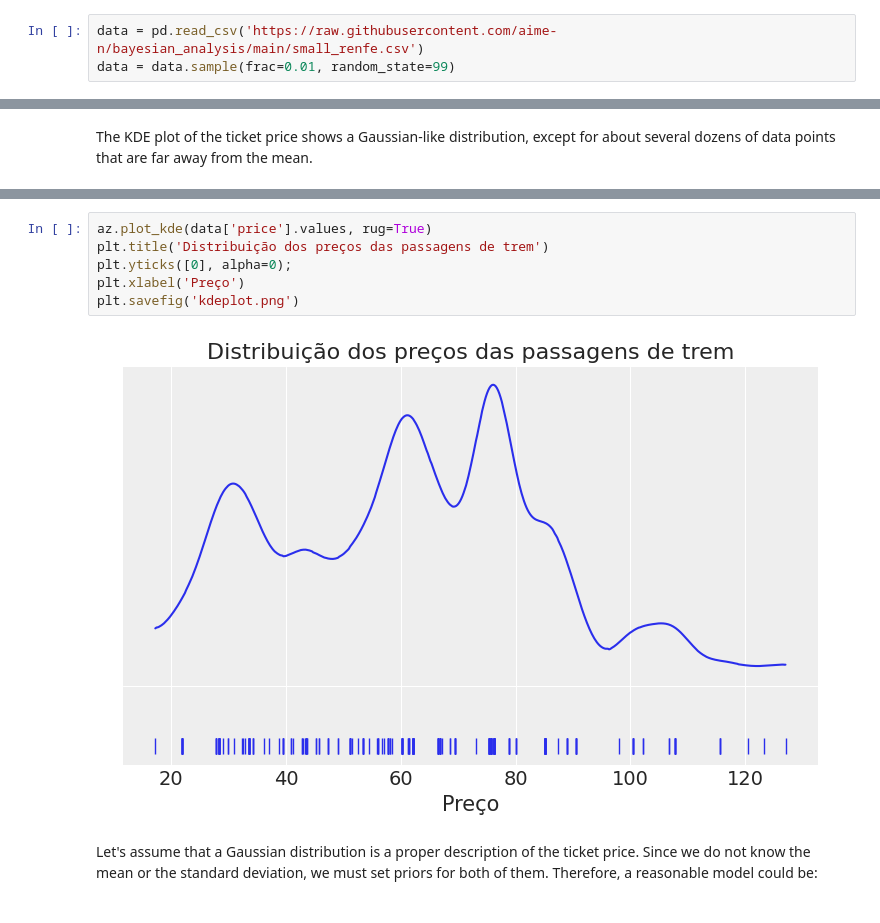
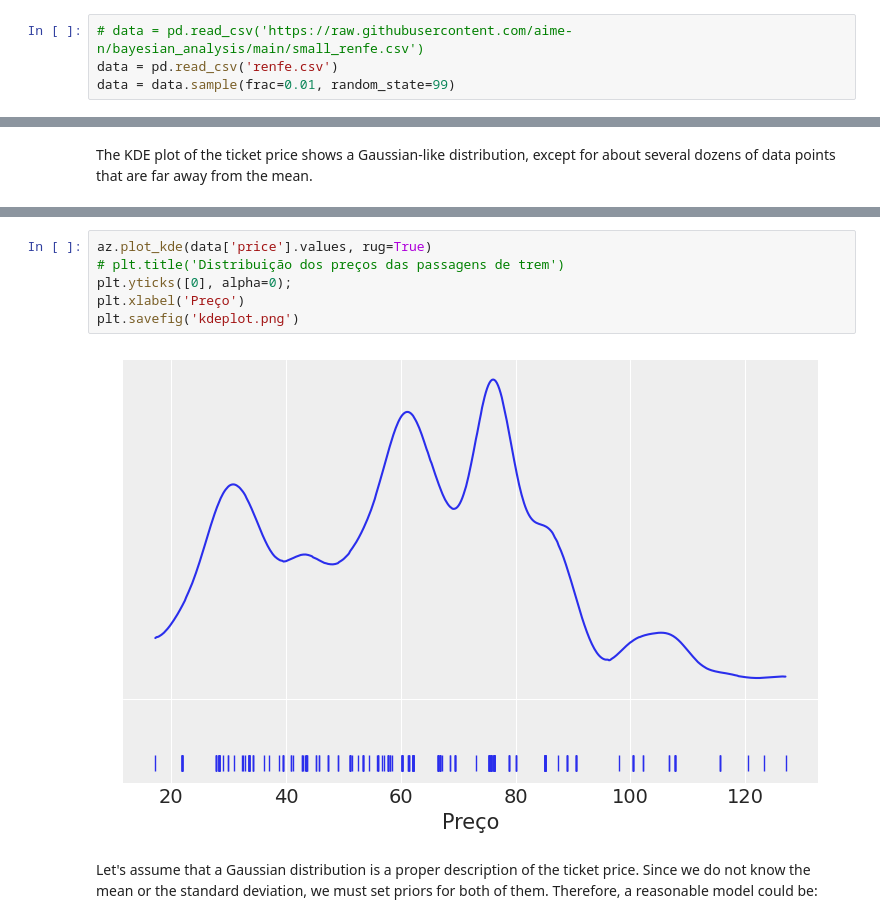
Before and after one commit to aime-n/bayesian_analysis, a Jupyter notebook: Bayesian_Statistics.ipynb, the cells around one changed output, grey strips where cells are left out. Saved outputs shown, nothing was run; the diff lists cells and outputs as text.

```diff
--- a/Bayesian_Statistics.ipynb
+++ b/Bayesian_Statistics.ipynb
@@ -35,5 +35,6 @@ Running on PyMC3 v3.11.4
 # print('sklearn', sk.__version__)
 # print('numpy', np.__version__)
 # %%
-data = pd.read_csv('https://raw.githubusercontent.com/aime-n/bayesian_analysis/main/small_renfe.csv')
+# data = pd.read_csv('https://raw.githubusercontent.com/aime-n/bayesian_analysis/main/small_renfe.csv')
+data = pd.read_csv('renfe.csv')
 data = data.sample(frac=0.01, random_state=99)
@@ -176,11 +180,11 @@ The KDE plot of the ticket price shows a Gaussian-like distribution, except for
 # %%
 az.plot_kde(data['price'].values, rug=True)
-plt.title('Distribuição dos preços das passagens de trem')
+# plt.title('Distribuição dos preços das passagens de trem')
 plt.yticks([0], alpha=0);
 plt.xlabel('Preço')
 plt.savefig('kdeplot.png')
 # %% [output]
-[figure, old version]
+[figure, new version]
 # %% [markdown]
 Let's assume that a Gaussian distribution is a proper description of the ticket price. Since we do not know the mean or the standard deviation, we must set priors for both of them. Therefore, a reasonable model could be:
 # %% [markdown]
```
Also changed, not shown: parts of 30 cells of this notebook.
